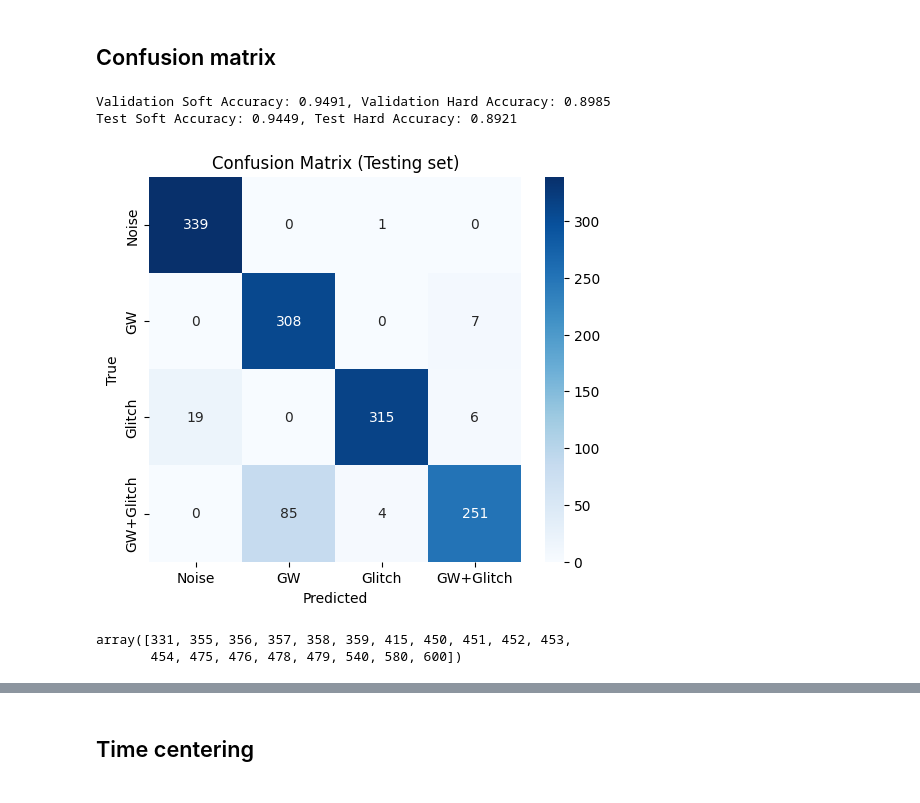
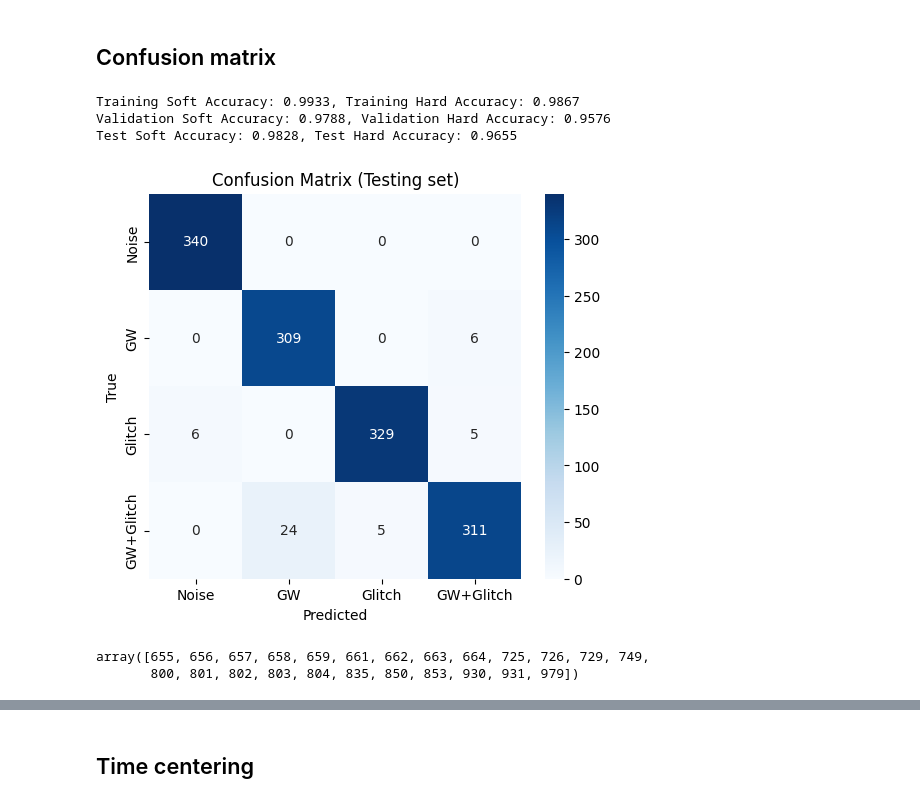
Before and after one commit to AryamannRao/LISAGlitchSignalClassifier, a Jupyter notebook: src/notebooks/model_hm_inference.ipynb, the cells around one changed output, grey strips where cells are left out. Drawn from its saved outputs; the diff is of its cells as text; code cells hidden in the pictures.

```diff
--- a/src/notebooks/model_hm_inference.ipynb
+++ b/src/notebooks/model_hm_inference.ipynb
@@ -26,8 +26,8 @@ warnings.filterwarnings("ignore")
 # %%
 model = CNN(width=6, bn=True, normalise=False)
 device = torch.device("mps")
-weights_path = TRAINING_RESULTS/'high_mass'/'run_100426_181000'/'model_weights.pth'
-weights_path = TRAINING_RESULTS/'high_mass'/ 'good_runs' /'run_110426_011734'/'best_model_weights.pth'
+results_dir = TRAINING_RESULTS / 'high_mass' / 'good_runs' / 'run_150426_170834'
+weights_path = results_dir / 'best_model_weights.pth'
 
 model.load_state_dict(torch.load(weights_path, map_location=device))
 model.to(device)
@@ -128,17 +94,22 @@ train_dataset = Subset(dataset, train_indices)
 val_dataset   = Subset(dataset, val_indices)
 test_dataset  = Subset(dataset, test_indices)
 # %%
+train_loader = DataLoader(train_dataset, batch_size=64)
+train_soft_acc, train_hard_acc = accuracy(model, train_loader)
+
 val_loader = DataLoader(val_dataset, batch_size=64)
 val_soft_acc, val_hard_acc = accuracy(model, val_loader)
 
 test_loader = DataLoader(test_dataset, batch_size=64)
 test_soft_acc, test_hard_acc = accuracy(model, test_loader)
 
+print(f"Training Soft Accuracy: {train_soft_acc:.4f}, Training Hard Accuracy: {train_hard_acc:.4f}")
 print(f"Validation Soft Accuracy: {val_soft_acc:.4f}, Validation Hard Accuracy: {val_hard_acc:.4f}")
 print(f"Test Soft Accuracy: {test_soft_acc:.4f}, Test Hard Accuracy: {test_hard_acc:.4f}")
 # %% [output]
-Validation Soft Accuracy: 0.9491, Validation Hard Accuracy: 0.8985
-Test Soft Accuracy: 0.9449, Test Hard Accuracy: 0.8921
+Training Soft Accuracy: 0.9933, Training Hard Accuracy: 0.9867
+Validation Soft Accuracy: 0.9788, Validation Hard Accuracy: 0.9576
+Test Soft Accuracy: 0.9828, Test Hard Accuracy: 0.9655
 # %%
 model.eval()
 
@@ -164,30 +135,31 @@ labels = torch.cat(all_labels)
 # %%
 def label_to_class(y):
     return y[:,0]*1 + y[:,1]*2
 
 true_class = label_to_class(labels)
 pred_class = label_to_class(preds)
-cm = confusion_matrix(true_class, pred_class)
+cm = confusion_matrix(true_class, pred_class, normalize=None)
+np.savez(results_dir / 'confusion_matrix.npz', cm=cm)
 
 labels_names = ["Noise", "GW", "Glitch", "GW+Glitch"]
 
 plt.figure(figsize=(6,5))
-sns.heatmap(cm, annot=True, fmt="d", cmap="Blues",
+sns.heatmap(cm, annot=True, cmap="Blues", fmt="d",
             xticklabels=labels_names,
             yticklabels=labels_names)
 
 plt.xlabel("Predicted")
 plt.ylabel("True")
 plt.title("Confusion Matrix (Testing set)")
 
 plt.show()
 # %% [output]
-[figure, old version]
+[figure, new version]
 # %%
-np.where((true_class == 2)&(pred_class == 0))[0]
+np.where((true_class == 3)&(pred_class == 1))[0]
 # %% [output]
-array([331, 355, 356, 357, 358, 359, 415, 450, 451, 452, 453,
-       454, 475, 476, 478, 479, 540, 580, 600])
+array([655, 656, 657, 658, 659, 661, 662, 663, 664, 725, 726, 729, 749,
+       800, 801, 802, 803, 804, 835, 850, 853, 930, 931, 979])
 # %%
 image, label, sim_index, time_index = test_dataset[662]
 plt.imshow(image[0], origin='lower')
```
Also changed, not shown: parts of 12 cells of this notebook, 12 other files.
